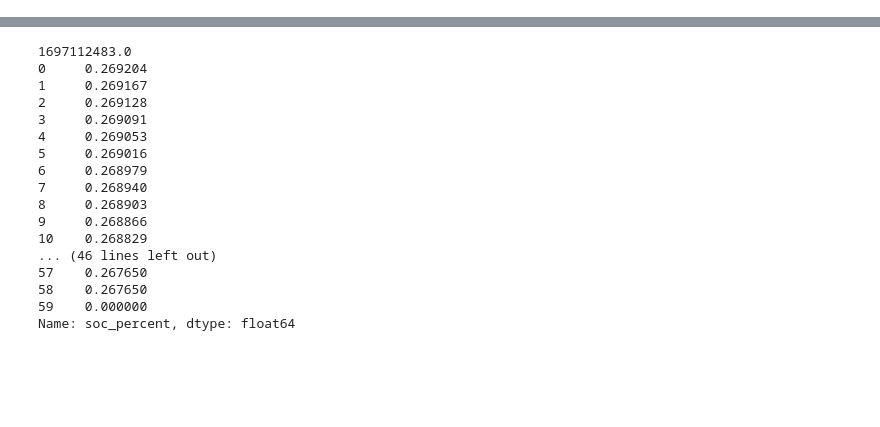
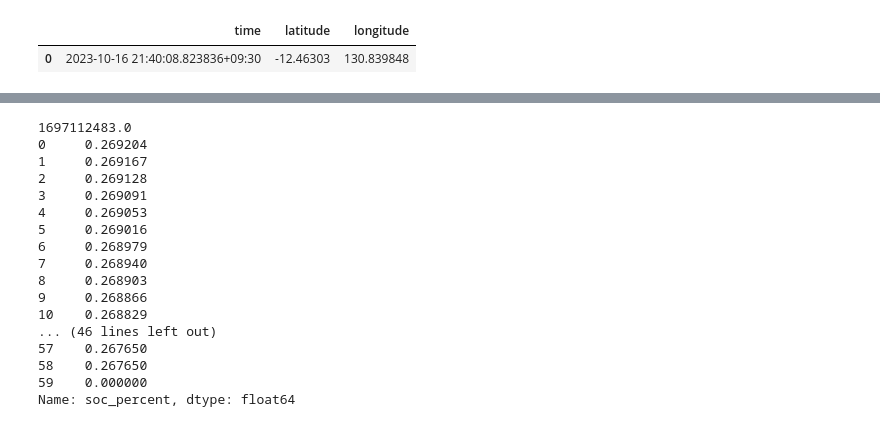
Before and after one commit to acentauri-solar-racing/ss_weather, a Jupyter notebook: try.ipynb, the cells around one changed output, grey strips where cells are left out. Saved outputs shown, nothing was run; the diff lists cells and outputs as text; code cells hidden in the pictures; blank space fills up the shorter version.

```diff
--- a/try.ipynb
+++ b/try.ipynb
@@ -0,0 +1,9 @@
+# %%
+from gps import GPS
+
+gps = GPS('COM8')
+
+gps.get_current_location()
+# %% [output]
+|  | time | latitude | longitude |
+| 0 | 2023-10-16 21:40:08.823836+09:30 | -12.46303 | 130.839848 |
```
Also changed, not shown: parts of 2 cells of this notebook, 1 other file.
